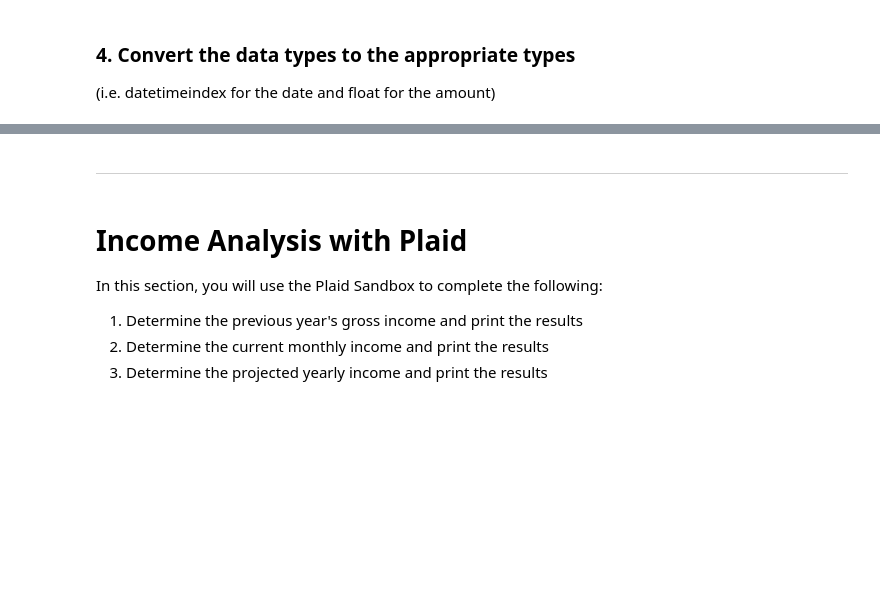
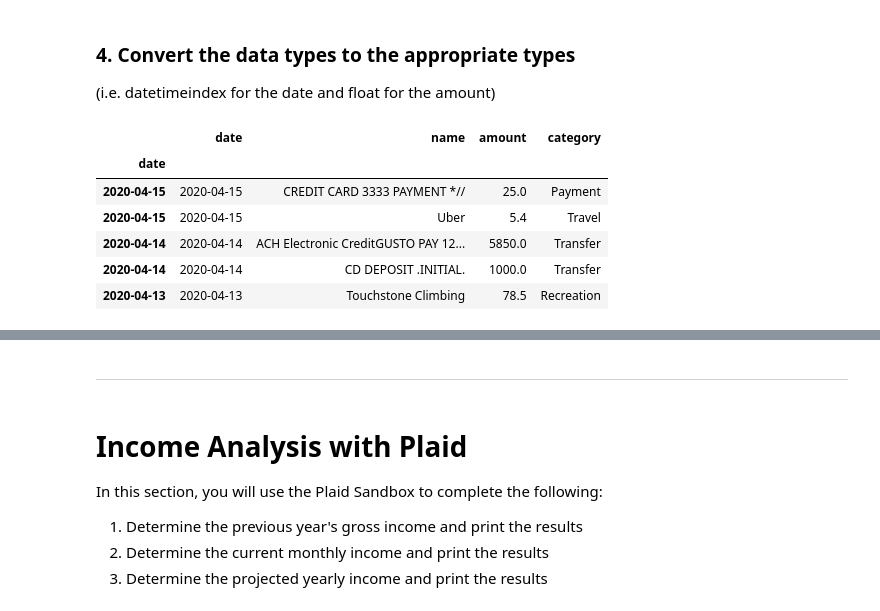
Before and after one commit to lavint/FinTech-Python, a Jupyter notebook: api/account_summary.ipynb, the cells around one changed output, grey strips where cells are left out. Drawn from its saved outputs; the diff is of its cells as text; code cells hidden in the pictures; blank space fills up the shorter version.

```diff
--- a/api/account_summary.ipynb
+++ b/api/account_summary.ipynb
@@ -62,0 +94,6 @@ In this section, you will use the Plaid Python SDK to connect to the Developer S
+# %%
+# Get transactions for institution for specific date range
+start_date = '{:%Y-%m-%d}'.format(datetime.datetime.now() + datetime.timedelta(-90))
+end_date = '{:%Y-%m-%d}'.format(datetime.datetime.now())
+print(start_date)
+print(end_date)
@@ -66,0 +105,3 @@ In this section, you will use the Plaid Python SDK to connect to the Developer S
+# %%
+# Get transactions for date range
+transaction_response = client.Transactions.get(access_token,start_date,end_date)
@@ -78,0 +182,13 @@ In this section, you will use the Plaid Python SDK to connect to the Developer S
+# %%
+# Convert data types and set index
+transaction_df['amount'] = transaction_df['amount'].astype('float')
+transaction_df.set_index(pd.to_datetime(transaction_df['date'], infer_datetime_format=True), inplace=True)
+transaction_df.head()
+# %% [output]
+|  | date | name | amount | category |
+| date |  |  |  |  |
+| 2020-04-15 | 2020-04-15 | CREDIT CARD 3333 PAYMENT *// | 25.0 | Payment |
+| 2020-04-15 | 2020-04-15 | Uber | 5.4 | Travel |
+| 2020-04-14 | 2020-04-14 | ACH Electronic CreditGUSTO PAY 12... | 5850.0 | Transfer |
+| 2020-04-14 | 2020-04-14 | CD DEPOSIT .INITIAL. | 1000.0 | Transfer |
+| 2020-04-13 | 2020-04-13 | Touchstone Climbing | 78.5 | Recreation |
```
Also changed, not shown: parts of 35 cells of this notebook.
